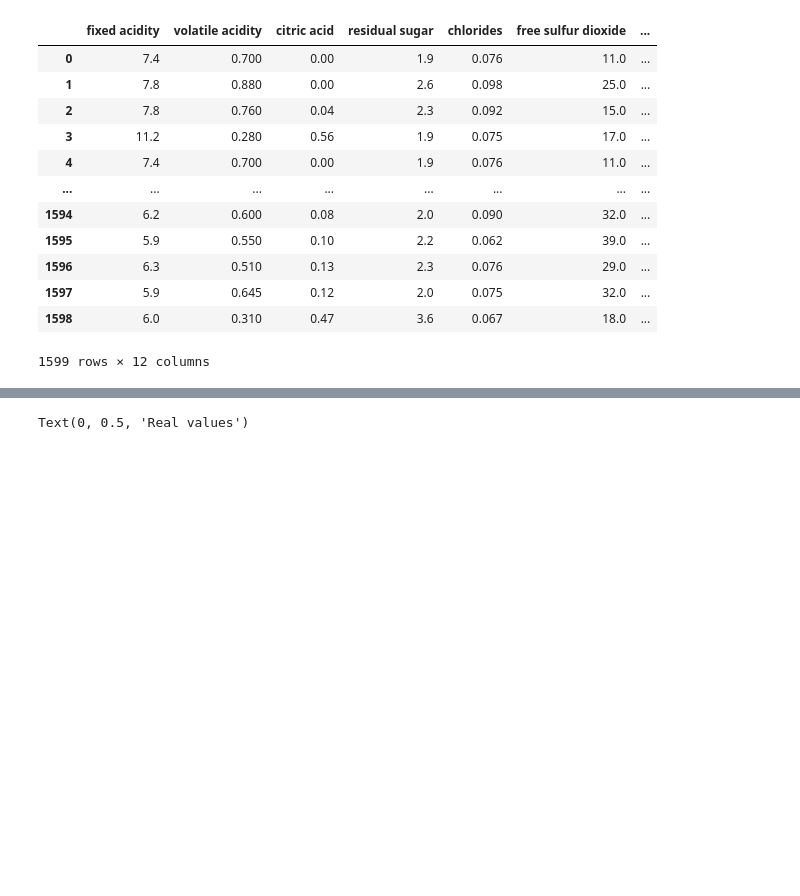
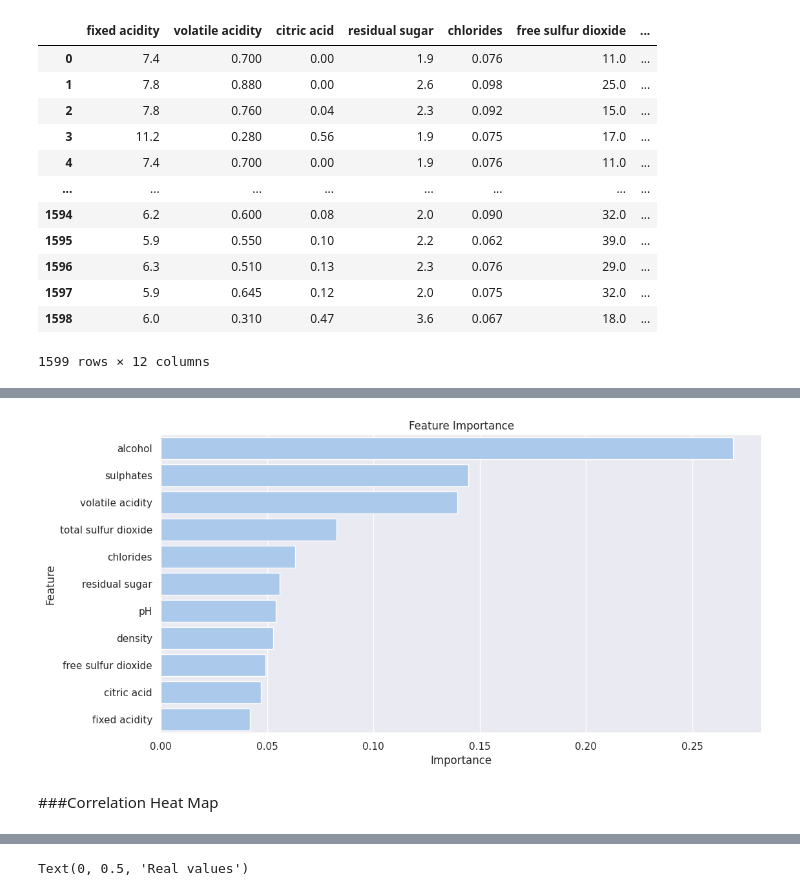
Before and after one commit to VioletKarasik/Colaboratory, a Jupyter notebook: midpwd.ipynb, the cells around one changed output, grey strips where cells are left out. Saved outputs shown, nothing was run; the diff lists cells and outputs as text; code cells hidden in the pictures; blank space fills up the shorter version.

```diff
--- a/midpwd.ipynb
+++ b/midpwd.ipynb
@@ -429,0 +414,29 @@ MAE: 0.4696330928661115
+# %%
+# Create a DataFrame 'X' with all columns except 'quality'
+X = WineQuality.loc[:, WineQuality.columns != 'quality']
+
+# Extract the 'quality' column into the target variable 'Y'
+Y = WineQuality['quality']
+
+# Split the dataset into training and testing sets
+X_train, X_test, Y_train, Y_test = train_test_split(X, Y, test_size=0.2, random_state=0)
+
+from sklearn.ensemble import RandomForestRegressor
+model = RandomForestRegressor()
+model.fit(X_train, Y_train)
+
+# Calculate feature importances
+feature_importances = model.feature_importances_
+features = X.columns
+
+# Create a DataFrame for better visualization
+importance_df = pd.DataFrame({'Feature': features, 'Importance': feature_importances}).sort_values(by='Importance', ascending=False)
+
+# Plot the feature importances
+sns.barplot(x='Importance', y='Feature', data=importance_df)
+plt.title('Feature Importance')
+plt.show()
+# %% [output]
+[figure, added]
+# %% [markdown]
+###Correlation Heat Map
```
Also changed, not shown: parts of 101 cells of this notebook.
